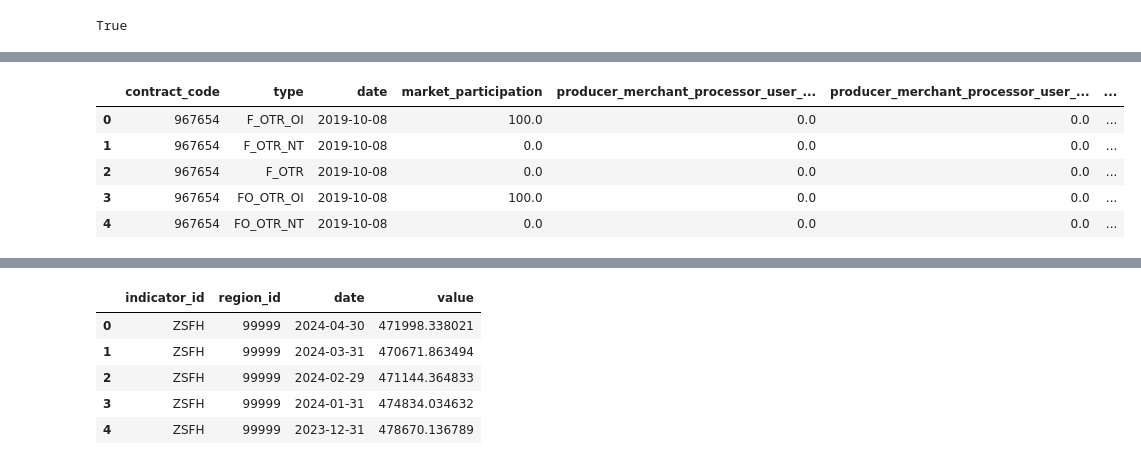
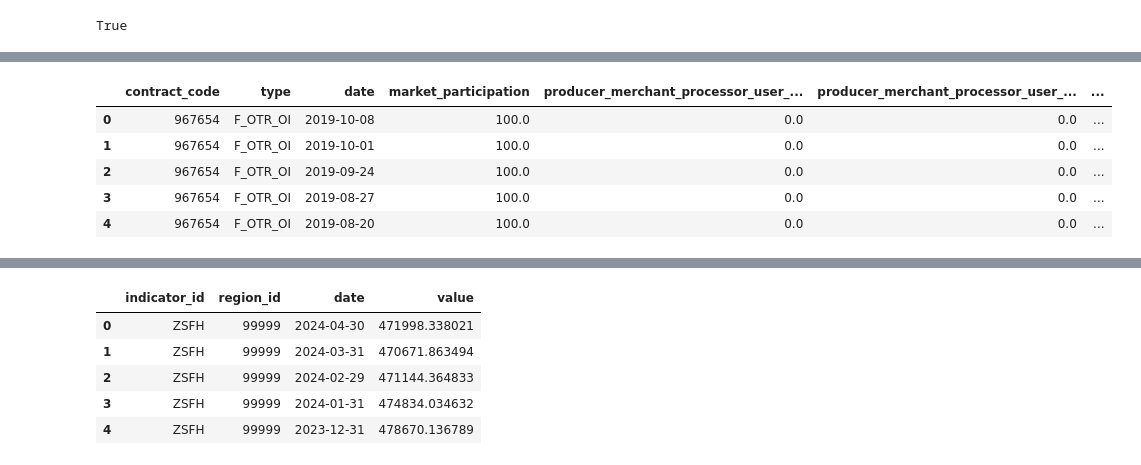
Before and after one commit to xwang049/project1-nasdaq, a Jupyter notebook: test1.ipynb, the cells around one changed output, grey strips where cells are left out. Cells and saved outputs as stored; diff of their text form; code cells hidden in the pictures.

```diff
--- a/test1.ipynb
+++ b/test1.ipynb
@@ -119,11 +144,11 @@ tables_filters = {
 # %%
-query = "SELECT * FROM QDL_FON WHERE date='2019-10-08'"
+query = "SELECT * FROM QDL_FON "
 retrieved_data = retrieve_data(query, engine)
 retrieved_data.head()
 # %% [output]
 |  | contract_code | type | date | market_participation | producer_merchant_processor_user_... | producer_merchant_processor_user_... | ... |
 | 0 | 967654 | F_OTR_OI | 2019-10-08 | 100.0 | 0.0 | 0.0 | ... |
-| 1 | 967654 | F_OTR_NT | 2019-10-08 | 0.0 | 0.0 | 0.0 | ... |
-| 2 | 967654 | F_OTR | 2019-10-08 | 0.0 | 0.0 | 0.0 | ... |
-| 3 | 967654 | FO_OTR_OI | 2019-10-08 | 100.0 | 0.0 | 0.0 | ... |
-| 4 | 967654 | FO_OTR_NT | 2019-10-08 | 0.0 | 0.0 | 0.0 | ... |
+| 1 | 967654 | F_OTR_OI | 2019-10-01 | 100.0 | 0.0 | 0.0 | ... |
+| 2 | 967654 | F_OTR_OI | 2019-09-24 | 100.0 | 0.0 | 0.0 | ... |
+| 3 | 967654 | F_OTR_OI | 2019-08-27 | 100.0 | 0.0 | 0.0 | ... |
+| 4 | 967654 | F_OTR_OI | 2019-08-20 | 100.0 | 0.0 | 0.0 | ... |
```
Also changed, not shown: parts of 5 cells of this notebook, 2 other files.
